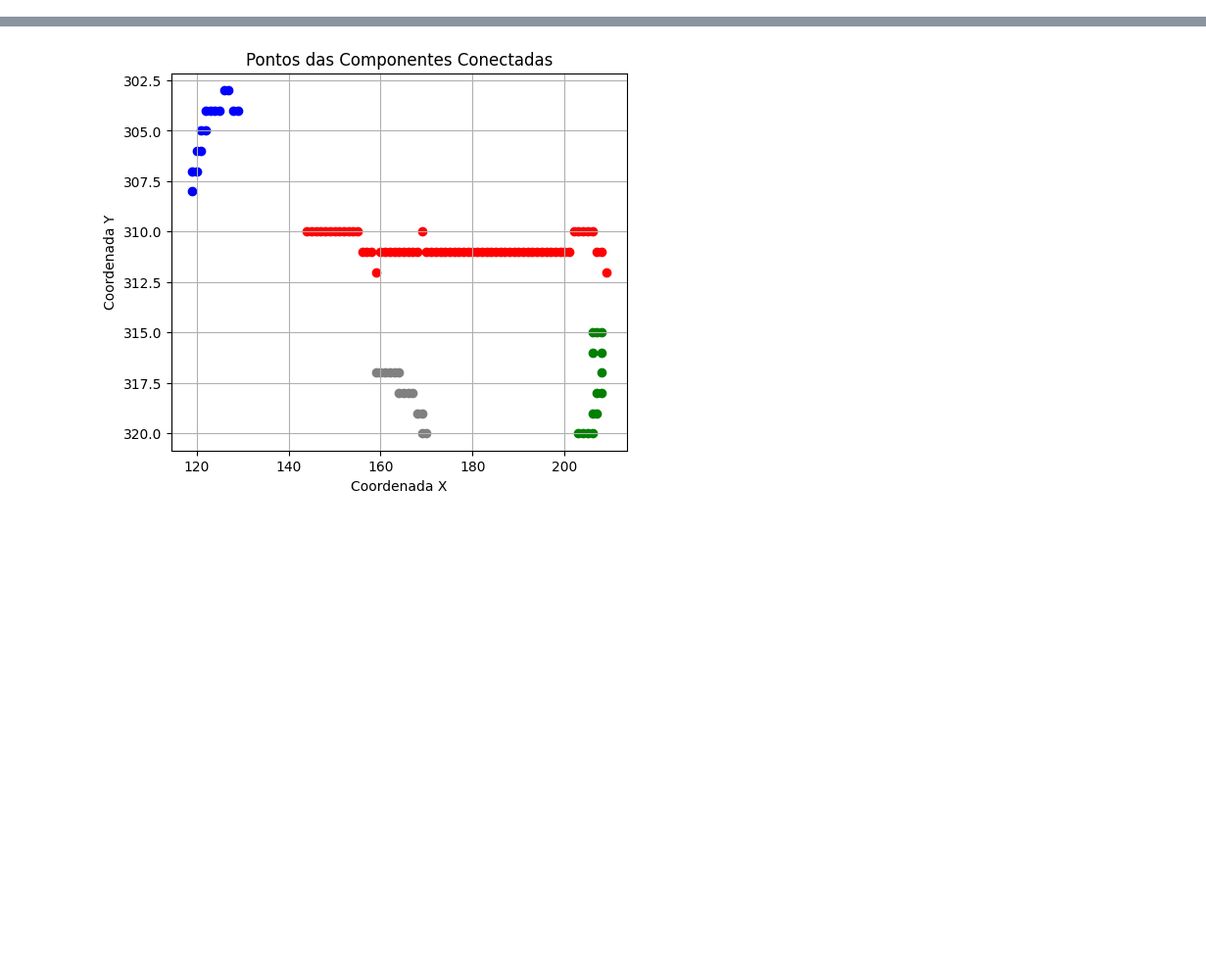
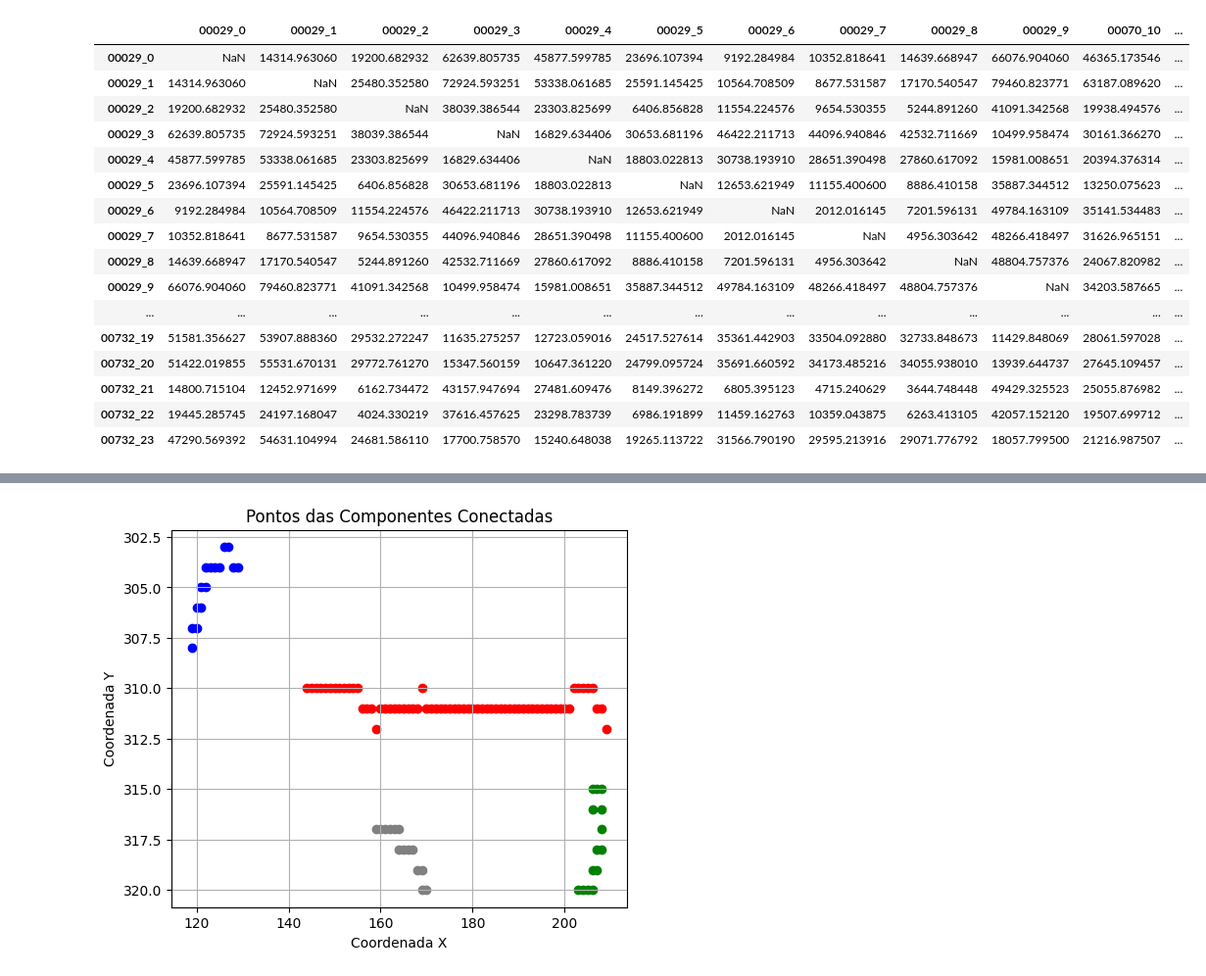
Before and after one commit to MariaLuizaLogrado/PVA, a Jupyter notebook: face_recognition.ipynb, the cells around one changed output, grey strips where cells are left out. Shown at 98% size. Cells and saved outputs as stored; diff of their text form; code cells hidden in the pictures; blank space fills up the shorter version.

```diff
--- a/face_recognition.ipynb
+++ b/face_recognition.ipynb
@@ -121,0 +225,60 @@ Tempo8 0.010265827178955078
+# %%
+import pandas as pd
+import numpy as np
+
+# Cria identificadores únicos para cada pessoa
+# df_people_points["unique_id"] = df_people_points["tag"] + "_" + df_people_points.index.astype(str)
+
+# Cria a matriz de distâncias vazia
+unique_ids = df_people_points["tag"].tolist()
+df_distances = pd.DataFrame(index=unique_ids, columns=unique_ids, dtype=float)
+
+# Preenche apenas a parte superior da matriz
+for i in range(len(df_people_points)):
+    for j in range(i + 1, len(df_people_points)):
+        uid_i = df_people_points["tag"].iloc[i]
+        uid_j = df_people_points["tag"].iloc[j]
+
+        # print(f"Comparando {uid_i} e {uid_j}")
+        distance = dtw_2d_curve(df_people_points["points"].iloc[i],
+                                df_people_points["points"].iloc[j])
+        # print(f"DTW distance (2D curves): {distance:.4f}")
+
+        df_distances.loc[uid_i, uid_j] = distance
+# %%
+# Espelha a parte superior para preencher a inferior
+df_distances = df_distances.combine_first(df_distances.T)
+
+# Remove a diagonal (opcional: substitui por NaN)
+np.fill_diagonal(df_distances.values, np.nan)
+
+# Encontra o menor valor de cada linha (ignorando a diagonal)
+min_values = df_distances.min(axis=1)
+min_columns = df_distances.idxmin(axis=1)
+
+# Junta em DataFrame final
+df_min = pd.DataFrame({
+    "unique_id": df_distances.index,
+    "closest_id": min_columns,
+    "min_distance": min_values
+}).reset_index(drop=True)
+# %%
+df_distances
+# %% [output]
+|  | 00029_0 | 00029_1 | 00029_2 | 00029_3 | 00029_4 | 00029_5 | 00029_6 | 00029_7 | 00029_8 | 00029_9 | 00070_10 | ... |
+| 00029_0 | NaN | 14314.963060 | 19200.682932 | 62639.805735 | 45877.599785 | 23696.107394 | 9192.284984 | 10352.818641 | 14639.668947 | 66076.904060 | 46365.173546 | ... |
+| 00029_1 | 14314.963060 | NaN | 25480.352580 | 72924.593251 | 53338.061685 | 25591.145425 | 10564.708509 | 8677.531587 | 17170.540547 | 79460.823771 | 63187.089620 | ... |
+| 00029_2 | 19200.682932 | 25480.352580 | NaN | 38039.386544 | 23303.825699 | 6406.856828 | 11554.224576 | 9654.530355 | 5244.891260 | 41091.342568 | 19938.494576 | ... |
+| 00029_3 | 62639.805735 | 72924.593251 | 38039.386544 | NaN | 16829.634406 | 30653.681196 | 46422.211713 | 44096.940846 | 42532.711669 | 10499.958474 | 30161.366270 | ... |
+| 00029_4 | 45877.599785 | 53338.061685 | 23303.825699 | 16829.634406 | NaN | 18803.022813 | 30738.193910 | 28651.390498 | 27860.617092 | 15981.008651 | 20394.376314 | ... |
+| 00029_5 | 23696.107394 | 25591.145425 | 6406.856828 | 30653.681196 | 18803.022813 | NaN | 12653.621949 | 11155.400600 | 8886.410158 | 35887.344512 | 13250.075623 | ... |
+| 00029_6 | 9192.284984 | 10564.708509 | 11554.224576 | 46422.211713 | 30738.193910 | 12653.621949 | NaN | 2012.016145 | 7201.596131 | 49784.163109 | 35141.534483 | ... |
+| 00029_7 | 10352.818641 | 8677.531587 | 9654.530355 | 44096.940846 | 28651.390498 | 11155.400600 | 2012.016145 | NaN | 4956.303642 | 48266.418497 | 31626.965151 | ... |
+| 00029_8 | 14639.668947 | 17170.540547 | 5244.891260 | 42532.711669 | 27860.617092 | 8886.410158 | 7201.596131 | 4956.303642 | NaN | 48804.757376 | 24067.820982 | ... |
+| 00029_9 | 66076.904060 | 79460.823771 | 41091.342568 | 10499.958474 | 15981.008651 | 35887.344512 | 49784.163109 | 48266.418497 | 48804.757376 | NaN | 34203.587665 | ... |
+| ... | ... | ... | ... | ... | ... | ... | ... | ... | ... | ... | ... | ... |
+| 00732_19 | 51581.356627 | 53907.888360 | 29532.272247 | 11635.275257 | 12723.059016 | 24517.527614 | 35361.442903 | 33504.092880 | 32733.848673 | 11429.848069 | 28061.597028 | ... |
+| 00732_20 | 51422.019855 | 55531.670131 | 29772.761270 | 15347.560159 | 10647.361220 | 24799.095724 | 35691.660592 | 34173.485216 | 34055.938010 | 13939.644737 | 27645.109457 | ... |
+| 00732_21 | 14800.715104 | 12452.971699 | 6162.734472 | 43157.947694 | 27481.609476 | 8149.396272 | 6805.395123 | 4715.240629 | 3644.748448 | 49429.325523 | 25055.876982 | ... |
+| 00732_22 | 19445.285745 | 24197.168047 | 4024.330219 | 37616.457625 | 23298.783739 | 6986.191899 | 11459.162763 | 10359.043875 | 6263.413105 | 42057.152120 | 19507.699712 | ... |
+| 00732_23 | 47290.569392 | 54631.104994 | 24681.586110 | 17700.758570 | 15240.648038 | 19265.113722 | 31566.790190 | 29595.213916 | 29071.776792 | 18057.799500 | 21216.987507 | ... |
```
Also changed, not shown: parts of 15 cells of this notebook, 22 other files.
